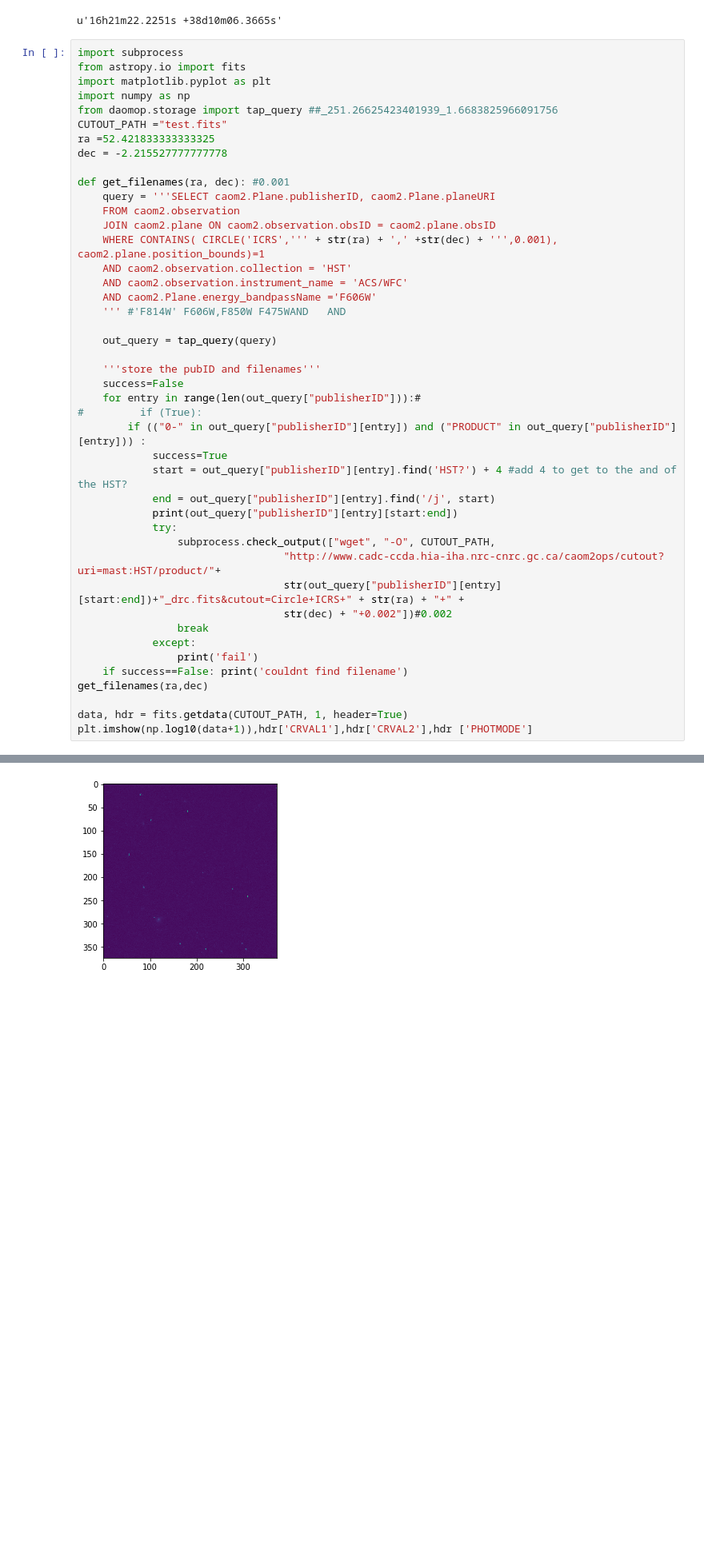
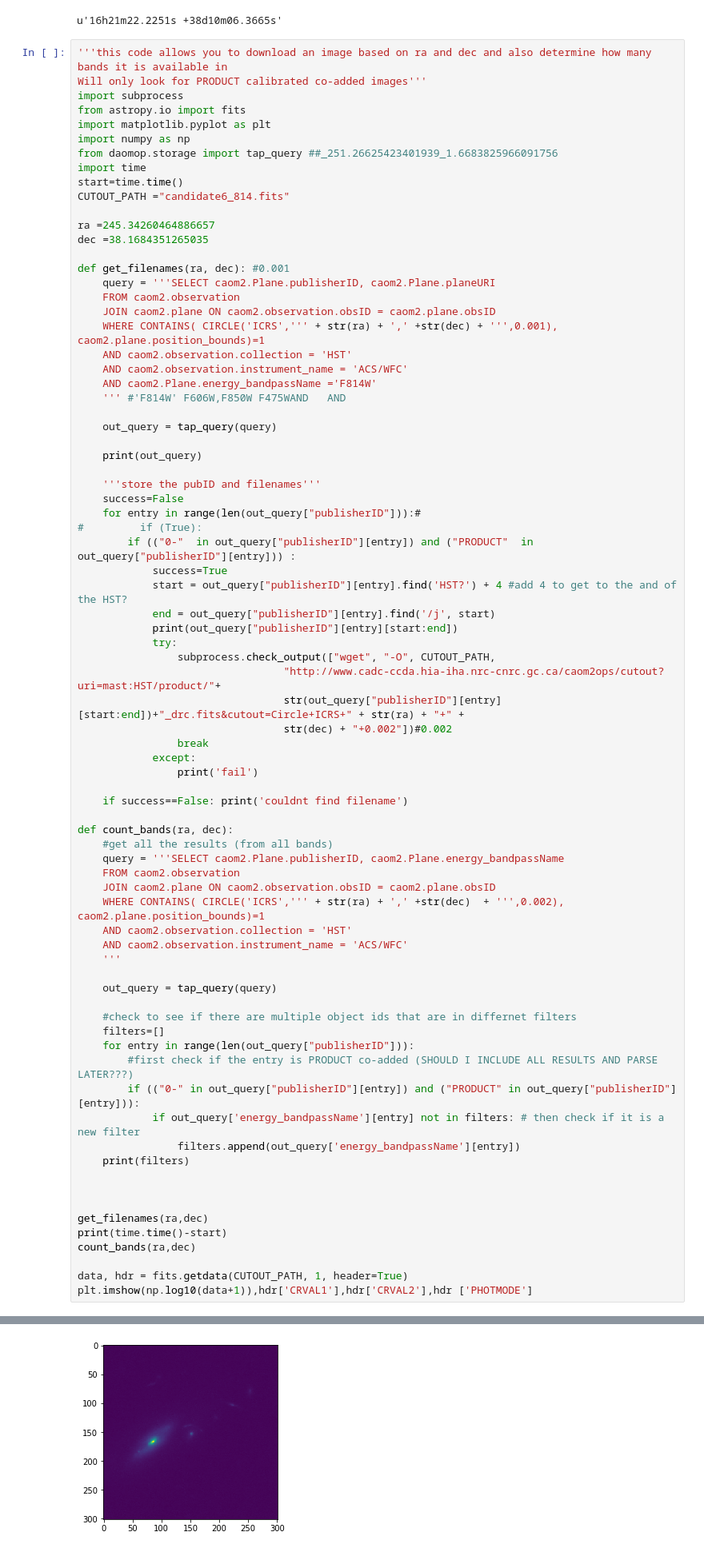
Before and after one commit to roberttoyonaga/HSTLens, a Jupyter notebook: make_simulations/dwnld_cutout_based_on_radec_filename.ipynb, the cells around one changed output, grey strips where cells are left out. Shown at 80% size. Drawn from its saved outputs; the diff is of its cells as text; blank space fills up the shorter version.

Commit message:
count bands

```diff
--- a/make_simulations/dwnld_cutout_based_on_radec_filename.ipynb
+++ b/make_simulations/dwnld_cutout_based_on_radec_filename.ipynb
@@ -20,14 +20,19 @@ a.to_string('hmsdms')
 # %% [output]
 u'16h21m22.2251s +38d10m06.3665s'
 # %%
+'''this code allows you to download an image based on ra and dec and also determine how many bands it is available in
+Will only look for PRODUCT calibrated co-added images'''
 import subprocess
 from astropy.io import fits
 import matplotlib.pyplot as plt
 import numpy as np
 from daomop.storage import tap_query ##_251.26625423401939_1.6683825966091756
-CUTOUT_PATH ="test.fits"
-ra =52.421833333333325
-dec = -2.215527777777778
+import time
+start=time.time()
+CUTOUT_PATH ="candidate6_814.fits"
+
+ra =245.34260464886657
+dec =38.1684351265035
 
 def get_filenames(ra, dec): #0.001
     query = '''SELECT caom2.Plane.publisherID, caom2.Plane.planeURI
@@ -36,16 +41,18 @@ def get_filenames(ra, dec): #0.001
     WHERE CONTAINS( CIRCLE('ICRS',''' + str(ra) + ',' +str(dec) + ''',0.001), caom2.plane.position_bounds)=1
     AND caom2.observation.collection = 'HST'
     AND caom2.observation.instrument_name = 'ACS/WFC'
-    AND caom2.Plane.energy_bandpassName ='F606W'
+    AND caom2.Plane.energy_bandpassName ='F814W'
     ''' #'F814W' F606W,F850W F475WAND   AND
 
     out_query = tap_query(query)
+
+    print(out_query)
 
     '''store the pubID and filenames'''
     success=False
     for entry in range(len(out_query["publisherID"])):#
 #         if (True):
-        if (("0-" in out_query["publisherID"][entry]) and ("PRODUCT" in out_query["publisherID"][entry])) :
+        if (("0-"  in out_query["publisherID"][entry]) and ("PRODUCT"  in out_query["publisherID"][entry])) :
             success=True
             start = out_query["publisherID"][entry].find('HST?') + 4 #add 4 to get to the and of the HST?
             end = out_query["publisherID"][entry].find('/j', start)
@@ -58,8 +65,35 @@ def get_filenames(ra, dec): #0.001
                 break
             except:
                 print('fail')
+
     if success==False: print('couldnt find filename')
+
+def count_bands(ra, dec):
+    #get all the results (from all bands)
+    query = '''SELECT caom2.Plane.publisherID, caom2.Plane.energy_bandpassName
+    FROM caom2.observation
+    JOIN caom2.plane ON caom2.observation.obsID = caom2.plane.obsID
+    WHERE CONTAINS( CIRCLE('ICRS',''' + str(ra) + ',' +str(dec)  + ''',0.002), caom2.plane.position_bounds)=1
+    AND caom2.observation.collection = 'HST'
+    AND caom2.observation.instrument_name = 'ACS/WFC'
+    '''
+
+    out_query = tap_query(query)
+
+    #check to see if there are multiple object ids that are in differnet filters
+    filters=[]
+    for entry in range(len(out_query["publisherID"])):
+        #first check if the entry is PRODUCT co-added (SHOULD I INCLUDE ALL RESULTS AND PARSE LATER???)
+        if (("0-" in out_query["publisherID"][entry]) and ("PRODUCT" in out_query["publisherID"][entry])):
+            if out_query['energy_bandpassName'][entry] not in filters: # then check if it is a new filter
+                filters.append(out_query['energy_bandpassName'][entry])
+    print(filters)
+
+
+
 get_filenames(ra,dec)
+print(time.time()-start)
+count_bands(ra,dec)
 
 data, hdr = fits.getdata(CUTOUT_PATH, 1, header=True)
 plt.imshow(np.log10(data+1)),hdr['CRVAL1'],hdr['CRVAL2'],hdr ['PHOTMODE']
@@ -72,4 +118,4 @@ jbt9b2020
-[figure, old version]
+[figure, new version]
 # %%
 #view a samll window of the original image
 from astropy.visualization import (ZScaleInterval, ImageNormalize)
```
Also changed, not shown: parts of 6 cells of this notebook, 1 other file.
